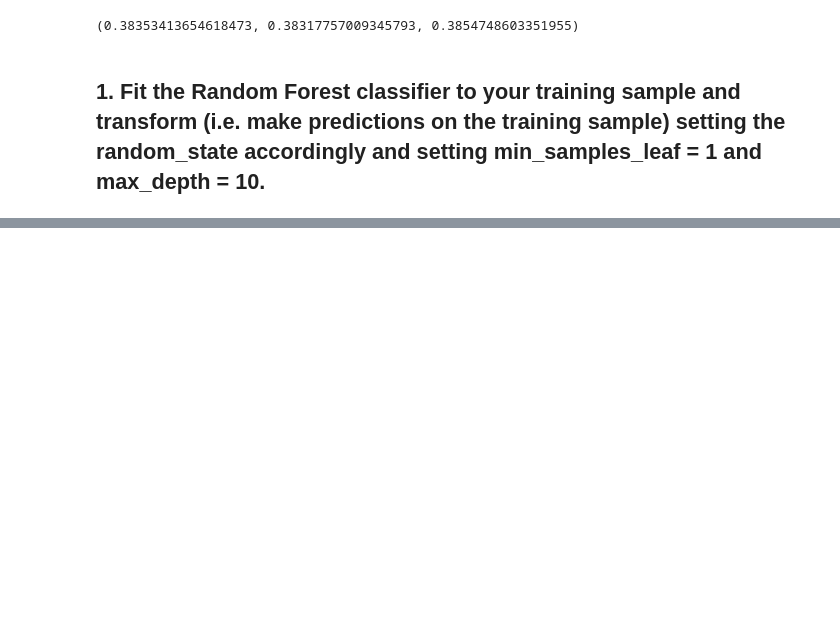
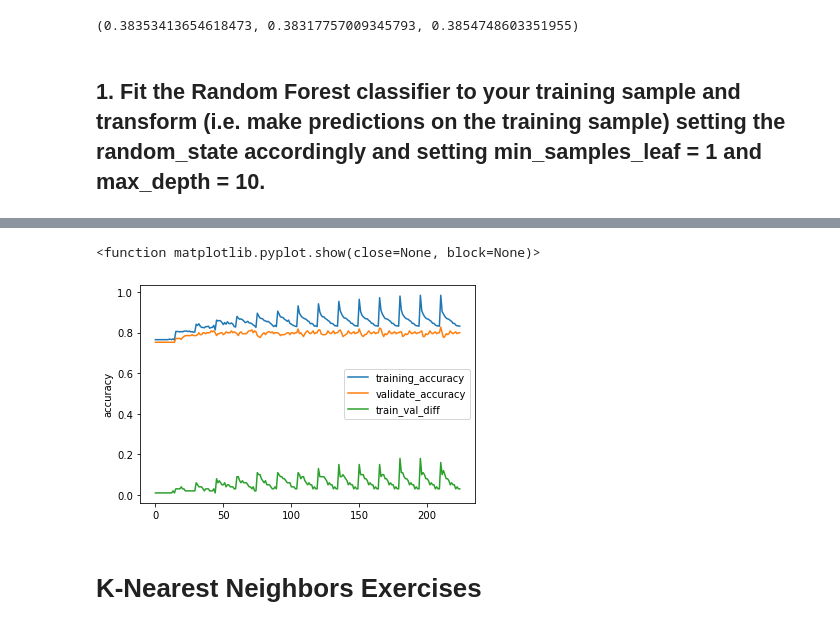
Before and after one commit to fred-lindsey/classification_exercises, a Jupyter notebook: model.ipynb, the cells around one changed output, grey strips where cells are left out. Cells and saved outputs as stored; diff of their text form; code cells hidden in the pictures; blank space fills up the shorter version.

Commit message:
updated model exercises with KNN exercises

```diff
--- a/model.ipynb
+++ b/model.ipynb
@@ -1345,0 +1353,3 @@ Validate Set Accuracy: 0.8084112149532711
+# %%
+df = pd.DataFrame(max_depth_and_leaf_samples_list)
+df.head()
@@ -1345,0 +1364,3 @@ Validate Set Accuracy: 0.8084112149532711
+# %%
+df = df.drop(columns=['classification_report'])
+df.head()
@@ -1345,0 +1375,3 @@ Validate Set Accuracy: 0.8084112149532711
+# %%
+df['train_val_diff'] = (df.training_accuracy - df.validate_accuracy).round(2)
+df.head()
@@ -1345,0 +1420,9 @@ Validate Set Accuracy: 0.8084112149532711
+# %%
+df[['training_accuracy', 'validate_accuracy', 'train_val_diff' ]].plot()
+plt.ylabel("accuracy")
+plt.show
+# %% [output]
+<function matplotlib.pyplot.show(close=None, block=None)>
+[figure, added]
+# %% [markdown]
+# K-Nearest Neighbors Exercises
```
Also changed, not shown: parts of 28 cells of this notebook, 1 other file.
